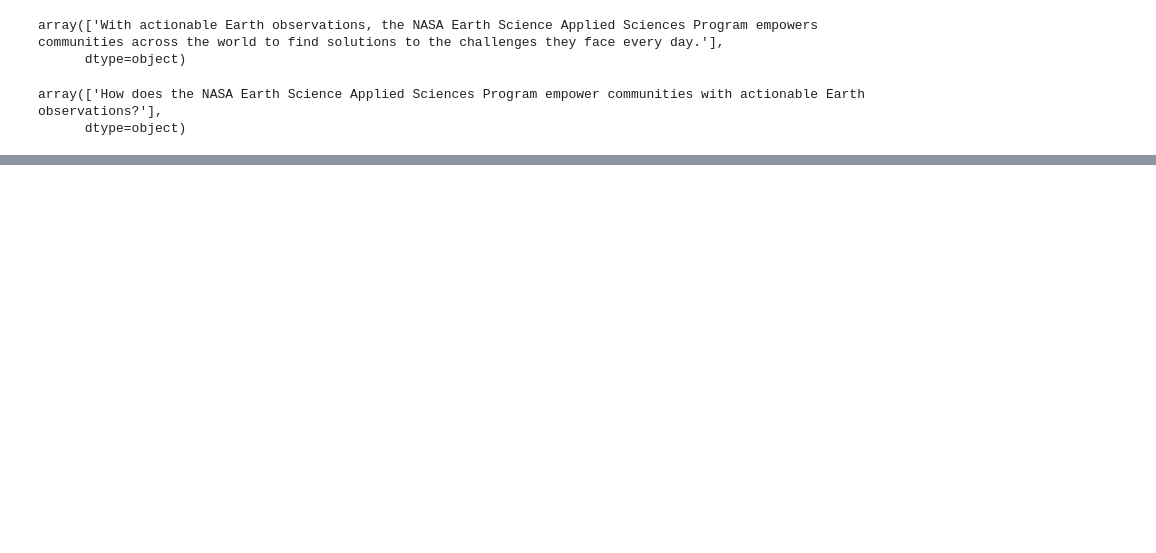
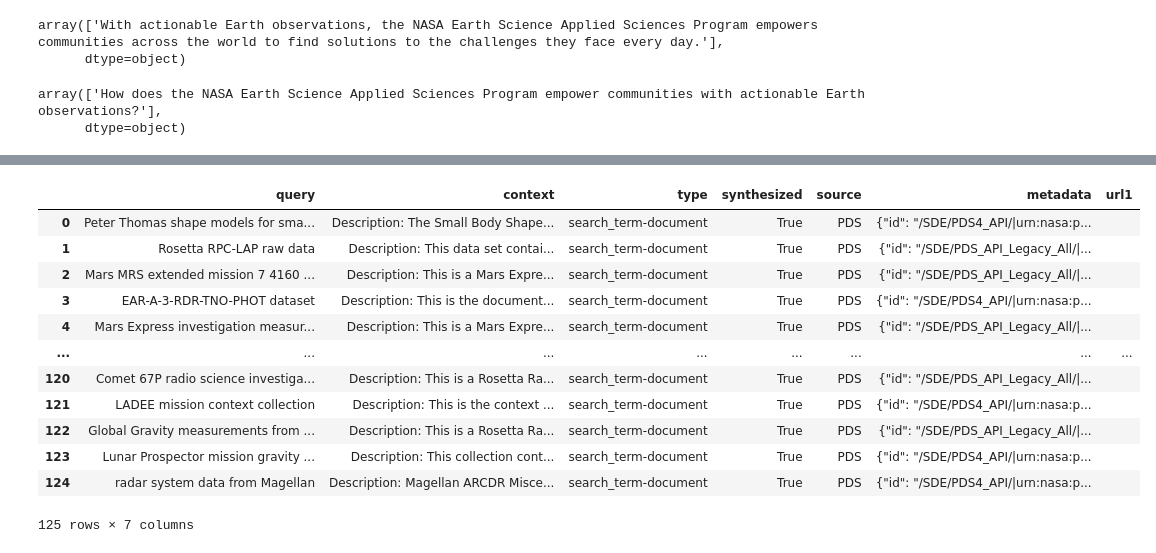
Before and after one commit to NASA-IMPACT/st-training-workflow, a Jupyter notebook: data_prep/5_stage2_sde_benchmark_subsample.ipynb, the cells around one changed output, grey strips where cells are left out. Cells and saved outputs as stored; diff of their text form; code cells hidden in the pictures; blank space fills up the shorter version.

```diff
--- a/data_prep/5_stage2_sde_benchmark_subsample.ipynb
+++ b/data_prep/5_stage2_sde_benchmark_subsample.ipynb
@@ -4,7 +4,7 @@
 # %%
 import pandas as pd
 
-df = pd.read_parquet("/rhome/sawale/indus_traning/sentense_transformers/data/stage2_sde/stage2_sde_st_test_corpus_data.parquet")
+df = pd.read_parquet("/rhome/sawale/indus_traning/sentense_transformers/data/stage2_sde/stage2_sde_st_test_long_corpus_data.parquet")
 
 # remove any rows with empty query or duplicate queries
 df = df[df['query'].notna() & (df['query'] != '')]
@@ -44,5 +44,6 @@ PDS                5439
 Name: count, dtype: int64
 # %%
-df[["type", "source"]].value_counts().sort_index(ascending=False)
+dist = df[["type", "source"]].value_counts().sort_index(ascending=False)
+dist
 # %% [output]
 type                  source
@@ -58,26 +62,26 @@ Name: count, dtype: int64
 # %%
-n_title_desc = 500
-n_search_doc = 500
-n_qa = 500
+n_title_desc = 750
+n_search_doc = 750
+n_qa = 0
 
 # subsample for title desc with 1:5 ratio for PDS and CMR
-n_title_desc_pds = n_title_desc // 6
+n_title_desc_pds = min(n_title_desc // 6, dist.loc[('title-description', 'PDS')])
 n_title_desc_cmr = n_title_desc - n_title_desc_pds
 
 print("For title desc:")
 print(f"PDS: {n_title_desc_pds} \nCMR: {n_title_desc_cmr}")
 
 # subsample for search doc with equal ratios
-n_search_doc_pds = n_search_doc // 4
-n_search_doc_cmr = n_search_doc // 4
-n_search_doc_sde1 = n_search_doc // 4
+n_search_doc_pds = min(n_search_doc // 4, dist.loc[('search_term-document', 'PDS')])
+n_search_doc_cmr = min(n_search_doc // 4, dist.loc[('search_term-document', 'CMR')])
+n_search_doc_sde1 = min(n_search_doc // 4, dist.loc[('search_term-document', 'SDE_general_v2')])
 n_search_doc_sde2 = n_search_doc - (n_search_doc_pds + n_search_doc_cmr + n_search_doc_sde1)
 print("For search doc:")
 print(f"PDS: {n_search_doc_pds} \nCMR: {n_search_doc_cmr} \nSDE1: {n_search_doc_sde1} \nSDE2: {n_search_doc_sde2}")
 
 # subsample for qa with equal ratios
-n_qa_sde1 = n_qa // 2
-n_qa_sde2 = n_qa - n_qa_sde1
+n_qa_sde1 = min(n_qa // 2, dist.get(('question-answer', 'SDE_general_v2'), 0))
+n_qa_sde2 = min(n_qa - n_qa_sde1, dist.get(('question-answer', 'SDE_general_v3'), 0))
 print("For QA:")
 print(f"SDE1: {n_qa_sde1} \nSDE2: {n_qa_sde2}")
 
@@ -101,8 +105,11 @@ df_qa = pd.concat([df_qa_sde1, df_qa_sde2], ignore_index=False)
 
 query_df = pd.concat([df_title_desc, df_search_doc, df_qa], ignore_index=False)
 
-# get negative corpus: these are datapoints not in df_query
+# # get negative corpus: these are datapoints not in df_query
 negative_corpus_df = df[~df.index.isin(query_df.index)]
+
+
+
 
 # sampliong negative corpus
 # negative_corpus_df = negative_corpus_df.sample(n=50_000, random_state=42)
@@ -304,0 +370,17 @@ array(['How does the NASA Earth Science Applied Sciences Program empower communi
+# %%
+type_name, source_name = "search_term-document", "PDS"
+query_df[(query_df['type'] == type_name) & (query_df['source'] == source_name)].reset_index(drop=True)
+# %% [output]
+|  | query | context | type | synthesized | source | metadata | url1 |
+| 0 | Peter Thomas shape models for sma... | Description: The Small Body Shape... | search_term-document | True | PDS | {"id": "/SDE/PDS4_API/|urn:nasa:p... |  |
+| 1 | Rosetta RPC-LAP raw data | Description: This data set contai... | search_term-document | True | PDS | {"id": "/SDE/PDS_API_Legacy_All/|... |  |
+| 2 | Mars MRS extended mission 7 4160 ... | Description: This is a Mars Expre... | search_term-document | True | PDS | {"id": "/SDE/PDS_API_Legacy_All/|... |  |
+| 3 | EAR-A-3-RDR-TNO-PHOT dataset | Description: This is the document... | search_term-document | True | PDS | {"id": "/SDE/PDS4_API/|urn:nasa:p... |  |
+| 4 | Mars Express investigation measur... | Description: This is a Mars Expre... | search_term-document | True | PDS | {"id": "/SDE/PDS_API_Legacy_All/|... |  |
+| ... | ... | ... | ... | ... | ... | ... | ... |
+| 120 | Comet 67P radio science investiga... | Description: This is a Rosetta Ra... | search_term-document | True | PDS | {"id": "/SDE/PDS_API_Legacy_All/|... |  |
+| 121 | LADEE mission context collection | Description: This is the context ... | search_term-document | True | PDS | {"id": "/SDE/PDS4_API/|urn:nasa:p... |  |
+| 122 | Global Gravity measurements from ... | Description: This is a Rosetta Ra... | search_term-document | True | PDS | {"id": "/SDE/PDS_API_Legacy_All/|... |  |
+| 123 | Lunar Prospector mission gravity ... | Description: This collection cont... | search_term-document | True | PDS | {"id": "/SDE/PDS4_API/|urn:nasa:p... |  |
+| 124 | radar system data from Magellan | Description: Magellan ARCDR Misce... | search_term-document | True | PDS | {"id": "/SDE/PDS4_API/|urn:nasa:p... |  |
+125 rows × 7 columns
```
Also changed, not shown: parts of 16 cells of this notebook, 17 other files.
